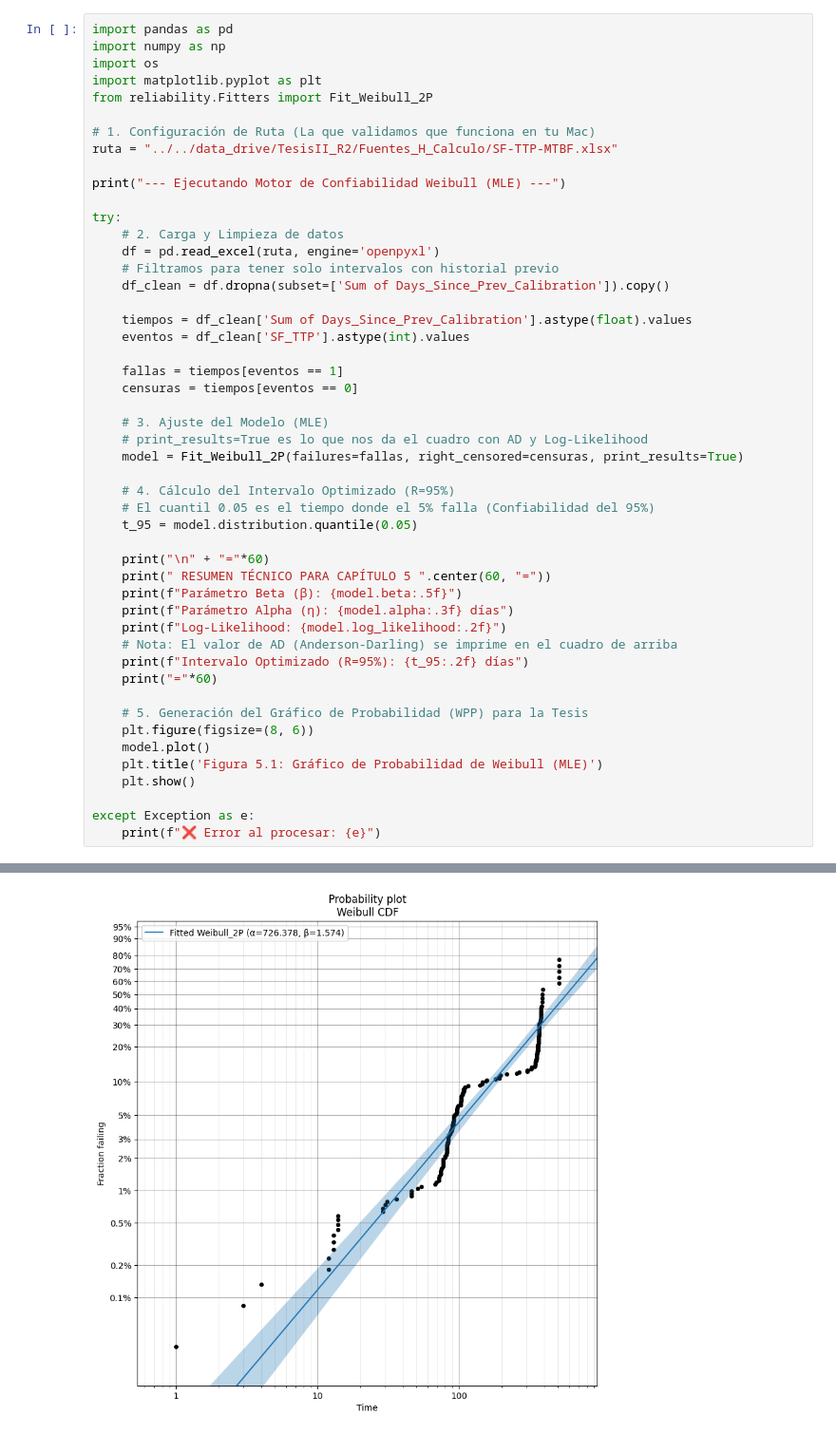
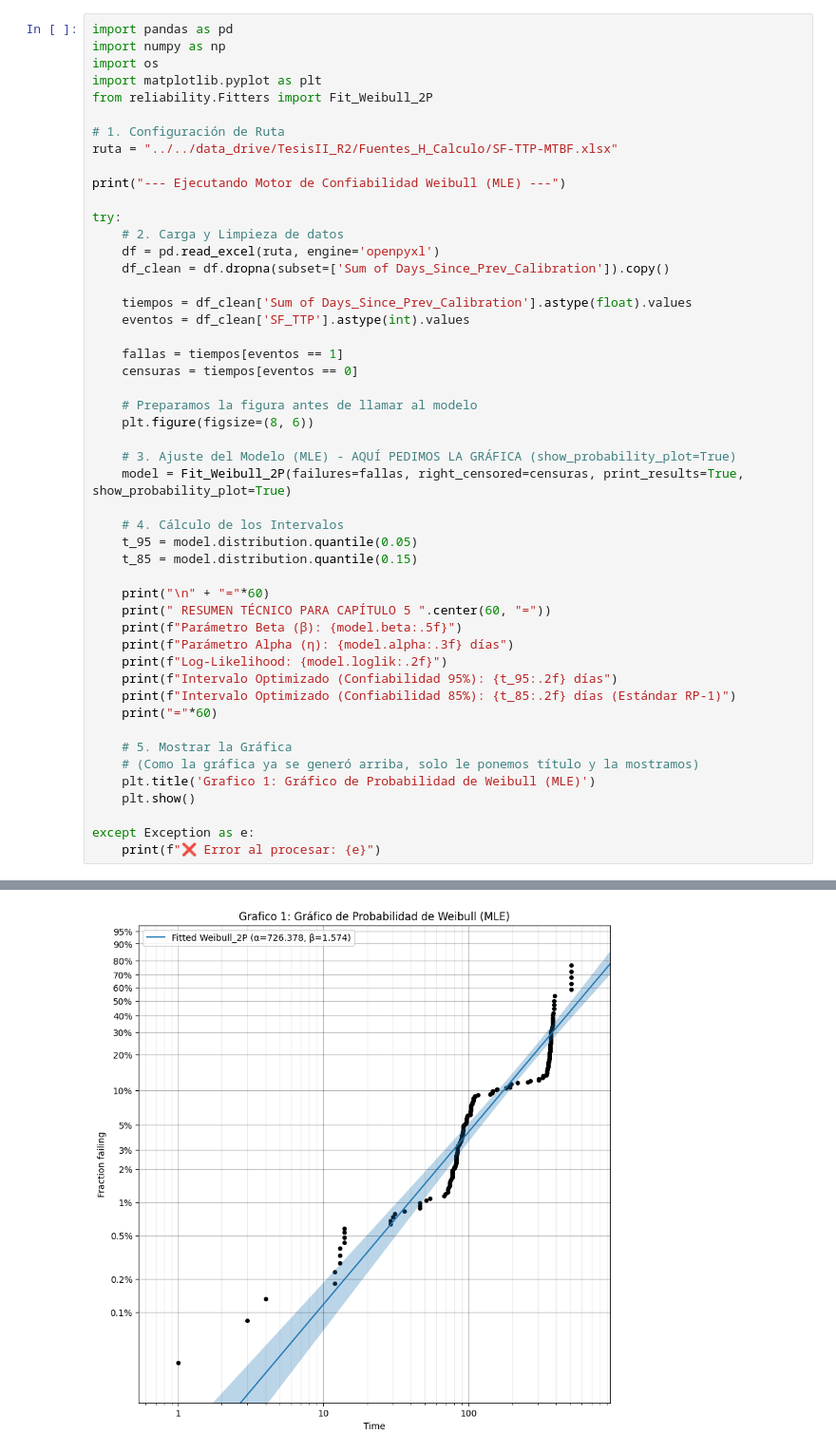
Before and after one commit to IngmaicK/Weibull_Calibration_Interval_Optimization, a Jupyter notebook: Probability_Plot_Weibull_CDF.ipynb, the cells around one changed output, grey strips where cells are left out. Shown at 95% size. Drawn from its saved outputs; the diff is of its cells as text.

Commit message:
Actualización de código MLE: Integración de escenarios de confiabilidad 95% y 85% y gráficas de supervivencia

```diff
--- a/Probability_Plot_Weibull_CDF.ipynb
+++ b/Probability_Plot_Weibull_CDF.ipynb
@@ -5,7 +5,7 @@ import os
 import matplotlib.pyplot as plt
 from reliability.Fitters import Fit_Weibull_2P
 
-# 1. Configuración de Ruta (La que validamos que funciona en tu Mac)
+# 1. Configuración de Ruta
 ruta = "../../data_drive/TesisII_R2/Fuentes_H_Calculo/SF-TTP-MTBF.xlsx"
 
 print("--- Ejecutando Motor de Confiabilidad Weibull (MLE) ---")
@@ -13,7 +13,6 @@ print("--- Ejecutando Motor de Confiabilidad Weibull (MLE) ---")
 try:
     # 2. Carga y Limpieza de datos
     df = pd.read_excel(ruta, engine='openpyxl')
-    # Filtramos para tener solo intervalos con historial previo
     df_clean = df.dropna(subset=['Sum of Days_Since_Prev_Calibration']).copy()
 
     tiempos = df_clean['Sum of Days_Since_Prev_Calibration'].astype(float).values
@@ -22,27 +21,28 @@ try:
     fallas = tiempos[eventos == 1]
     censuras = tiempos[eventos == 0]
 
-    # 3. Ajuste del Modelo (MLE)
-    # print_results=True es lo que nos da el cuadro con AD y Log-Likelihood
-    model = Fit_Weibull_2P(failures=fallas, right_censored=censuras, print_results=True)
+    # Preparamos la figura antes de llamar al modelo
+    plt.figure(figsize=(8, 6))
 
-    # 4. Cálculo del Intervalo Optimizado (R=95%)
-    # El cuantil 0.05 es el tiempo donde el 5% falla (Confiabilidad del 95%)
+    # 3. Ajuste del Modelo (MLE) - AQUÍ PEDIMOS LA GRÁFICA (show_probability_plot=True)
+    model = Fit_Weibull_2P(failures=fallas, right_censored=censuras, print_results=True, show_probability_plot=True)
+
+    # 4. Cálculo de los Intervalos
     t_95 = model.distribution.quantile(0.05)
+    t_85 = model.distribution.quantile(0.15)
 
     print("\n" + "="*60)
     print(" RESUMEN TÉCNICO PARA CAPÍTULO 5 ".center(60, "="))
     print(f"Parámetro Beta (β): {model.beta:.5f}")
     print(f"Parámetro Alpha (η): {model.alpha:.3f} días")
-    print(f"Log-Likelihood: {model.log_likelihood:.2f}")
-    # Nota: El valor de AD (Anderson-Darling) se imprime en el cuadro de arriba
-    print(f"Intervalo Optimizado (R=95%): {t_95:.2f} días")
+    print(f"Log-Likelihood: {model.loglik:.2f}")
+    print(f"Intervalo Optimizado (Confiabilidad 95%): {t_95:.2f} días")
+    print(f"Intervalo Optimizado (Confiabilidad 85%): {t_85:.2f} días (Estándar RP-1)")
     print("="*60)
 
-    # 5. Generación del Gráfico de Probabilidad (WPP) para la Tesis
-    plt.figure(figsize=(8, 6))
-    model.plot()
-    plt.title('Figura 5.1: Gráfico de Probabilidad de Weibull (MLE)')
+    # 5. Mostrar la Gráfica
+    # (Como la gráfica ya se generó arriba, solo le ponemos título y la mostramos)
+    plt.title('Grafico 1: Gráfico de Probabilidad de Weibull (MLE)')
     plt.show()
 
 except Exception as e:
@@ -68 +68 @@ Parámetro Alpha (η): 726.378 días
-[figure, old version]
+[figure, new version]
```
Also changed, not shown: parts of 1 cell of this notebook, 3 other files.
